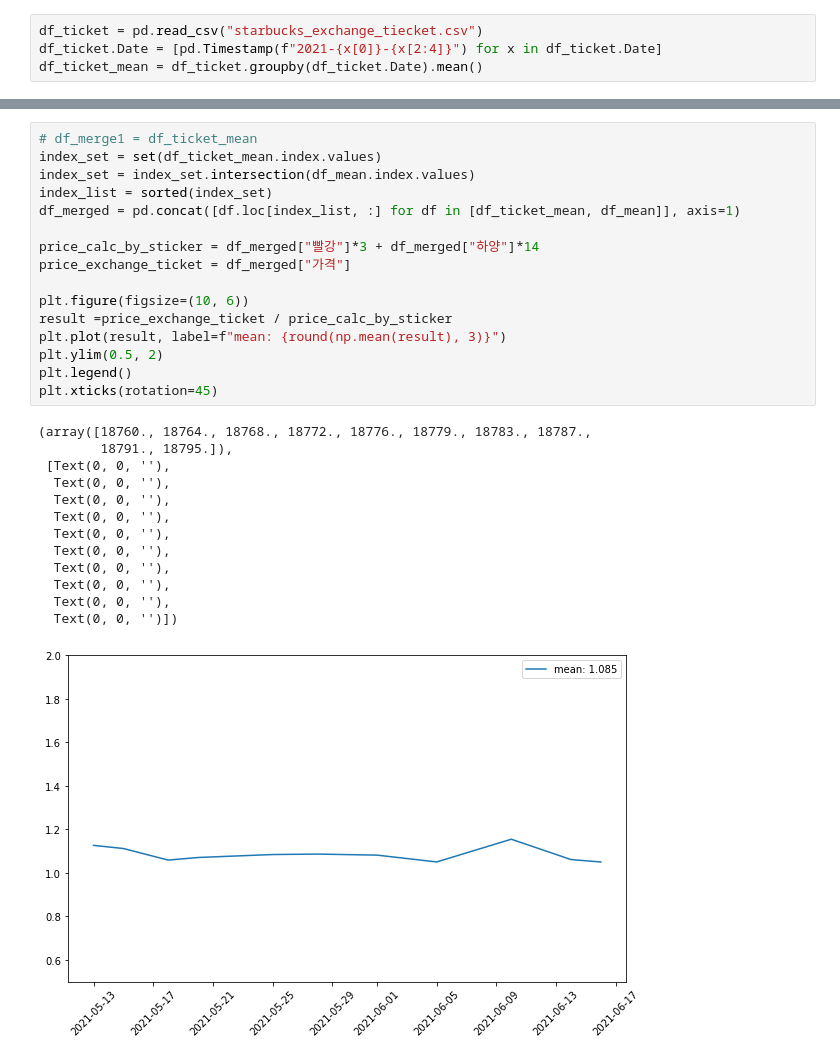
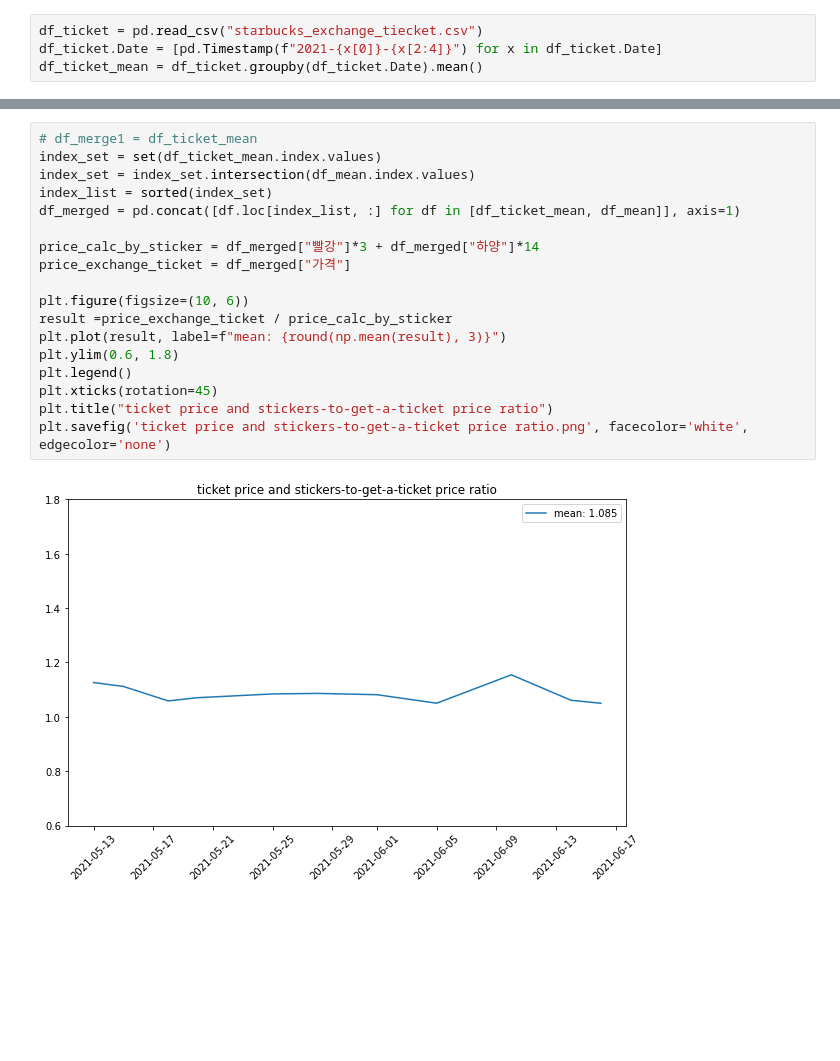
Before and after one commit to isingmodel/Starbucks_Frequency_Price_Analysis, a Jupyter notebook: simple_analysis.ipynb, the cells around one changed output, grey strips where cells are left out. Drawn from its saved outputs; the diff is of its cells as text; blank space fills up the shorter version.

```diff
--- a/simple_analysis.ipynb
+++ b/simple_analysis.ipynb
@@ -106,30 +57,20 @@ plt.xticks(rotation=45)
-# %%
-# df_merge1 = df_ticket_mean
-index_set = set(df_ticket_mean.index.values)
-index_set = index_set.intersection(df_mean.index.values)
-index_list = sorted(index_set)
-df_merged = pd.concat([df.loc[index_list, :] for df in [df_ticket_mean, df_mean]], axis=1)
-
-price_calc_by_sticker = df_merged["빨강"]*3 + df_merged["하양"]*14
-price_exchange_ticket = df_merged["가격"]
-
-plt.figure(figsize=(10, 6))
-result =price_exchange_ticket / price_calc_by_sticker
-plt.plot(result, label=f"mean: {round(np.mean(result), 3)}")
-plt.ylim(0.5, 2)
-plt.legend()
-plt.xticks(rotation=45)
-# %% [output]
-(array([18760., 18764., 18768., 18772., 18776., 18779., 18783., 18787.,
-        18791., 18795.]),
- [Text(0, 0, ''),
-  Text(0, 0, ''),
-  Text(0, 0, ''),
-  Text(0, 0, ''),
-  Text(0, 0, ''),
-  Text(0, 0, ''),
-  Text(0, 0, ''),
-  Text(0, 0, ''),
-  Text(0, 0, ''),
-  Text(0, 0, '')])
-[figure, removed]
+# %%
+# df_merge1 = df_ticket_mean
+index_set = set(df_ticket_mean.index.values)
+index_set = index_set.intersection(df_mean.index.values)
+index_list = sorted(index_set)
+df_merged = pd.concat([df.loc[index_list, :] for df in [df_ticket_mean, df_mean]], axis=1)
+
+price_calc_by_sticker = df_merged["빨강"]*3 + df_merged["하양"]*14
+price_exchange_ticket = df_merged["가격"]
+
+plt.figure(figsize=(10, 6))
+result =price_exchange_ticket / price_calc_by_sticker
+plt.plot(result, label=f"mean: {round(np.mean(result), 3)}")
+plt.ylim(0.6, 1.8)
+plt.legend()
+plt.xticks(rotation=45)
+plt.title("ticket price and stickers-to-get-a-ticket price ratio")
+plt.savefig('ticket price and stickers-to-get-a-ticket price ratio.png', facecolor='white', edgecolor='none')
+# %% [output]
+[figure, added]
```
Also changed, not shown: parts of 6 cells of this notebook, 6 other files.
